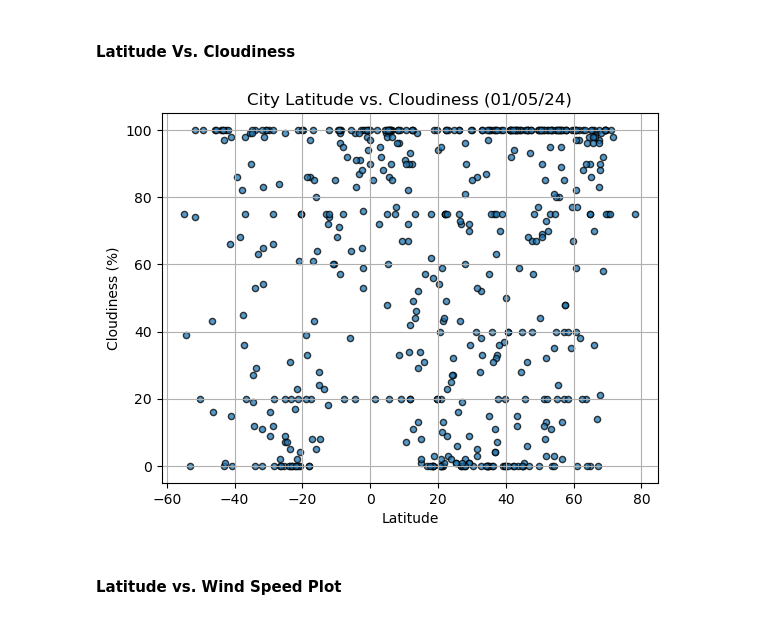
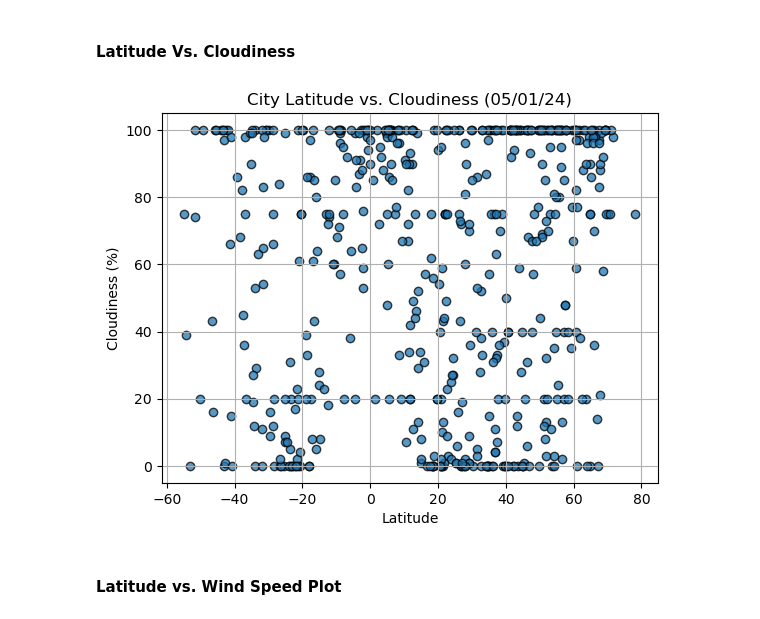
Before and after one commit to SaadNasir92/Equator_Analysis, a Jupyter notebook: WeatherPy1.ipynb, the cells around one changed output. Saved outputs shown, nothing was run; the diff lists cells and outputs as text; code cells hidden in the pictures.

```diff
--- a/WeatherPy1.ipynb
+++ b/WeatherPy1.ipynb
@@ -163,7 +163,7 @@ from util.functions import make_scatter
 # %%
 city_df = pd.read_csv('output_data/cities.csv', index_col='City_ID')
 city_df['Date'] = pd.to_datetime(city_df['Date'], unit='s')
-city_df['Date'] = city_df['Date'].dt.strftime('%d/%m/%y')
+city_df['Date'] = city_df['Date'].dt.strftime('%m/%d/%y')
 city_df['Max Temp'] = round((9/5) * (city_df['Max Temp'] - 273.15) + 32, 2)
 city_df
 # %% [output]
@@ -214,17 +208,16 @@ plt.show()
 # %% [markdown]
 #### Latitude Vs. Cloudiness
 # %%
-make_scatter(city_df, 'Lat', 'Cloudiness')
-plt.grid(True)
-plt.title(f'City Latitude vs. Cloudiness ({city_df.iloc[0,8]})')
-plt.xlabel('Latitude')
-plt.ylabel('Cloudiness (%)')
+fig, ax = make_scatter(city_df,'Lat','Cloudiness','Latitude','Cloudiness (%)',
+                       f'City Latitude vs. Cloudiness ({city_df.iloc[0,8]})',
+                       edgecolor='black', alpha=.75)
 
-plt.savefig("output_data/Fig3.png")
+
+fig.savefig("output_data/Fig3.png")
 
 plt.show()
 # %% [output]
-[figure, old version]
+[figure, new version]
 # %% [markdown]
 #### Latitude vs. Wind Speed Plot
 # %%
```
Also changed, not shown: parts of 4 cells of this notebook, 5 other files.
